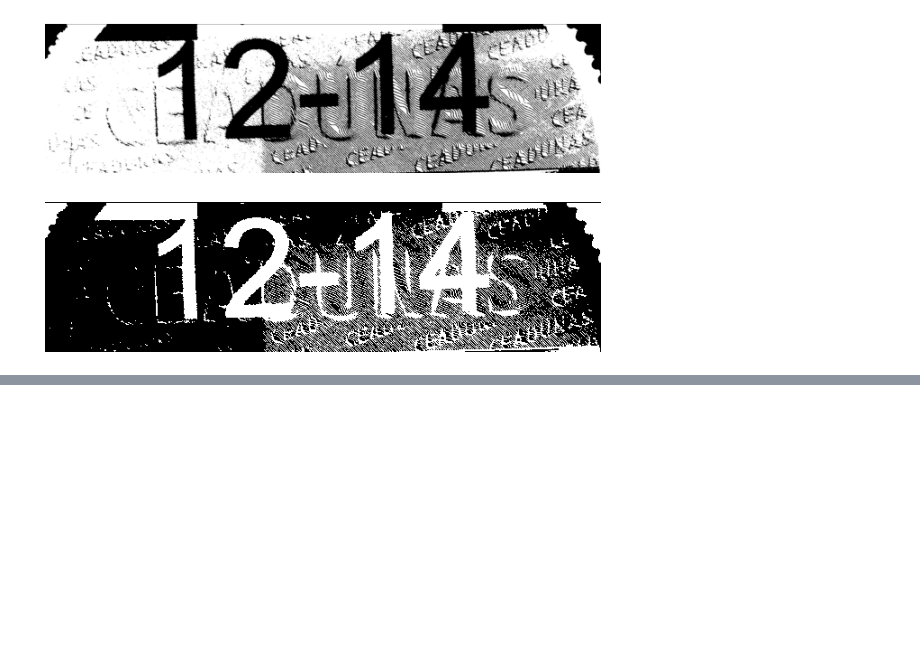
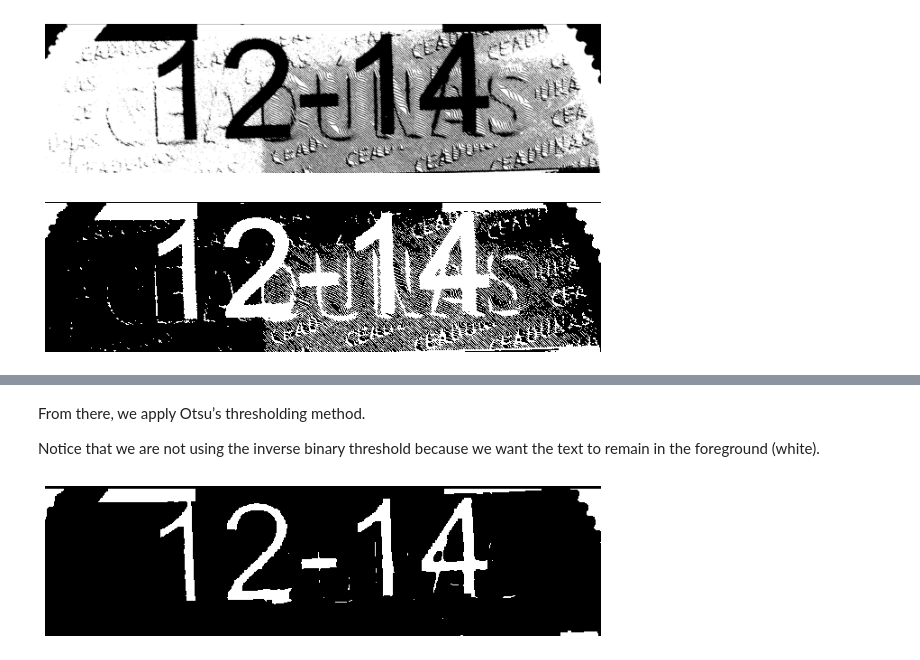
Before and after one commit to rahiakela/computer-vision-research-and-practice, a Jupyter notebook: opencv-projects-and-guide/ocr-with-opencv-and-tesseract/08_improving_ocr_with_image_processing.ipynb, the cells around one changed output, grey strips where cells are left out. Cells and saved outputs as stored; diff of their text form; code cells hidden in the pictures; blank space fills up the shorter version.

```diff
--- a/opencv-projects-and-guide/ocr-with-opencv-and-tesseract/08_improving_ocr_with_image_processing.ipynb
+++ b/opencv-projects-and-guide/ocr-with-opencv-and-tesseract/08_improving_ocr_with_image_processing.ipynb
@@ -126,0 +165,10 @@ img_display(thresh)
+# %% [markdown]
+From there, we apply Otsu’s thresholding method.
+
+Notice that we are not using the inverse binary threshold because we want the text to remain in the foreground (white).
+# %%
+# threshold the distance transform using Otsu's method
+dist = cv2.threshold(dist, 0, 255, cv2.THRESH_BINARY | cv2.THRESH_OTSU)[1]
+img_display(dist)
+# %% [output]
+[figure, added]
```
Also changed, not shown: parts of 14 cells of this notebook.
